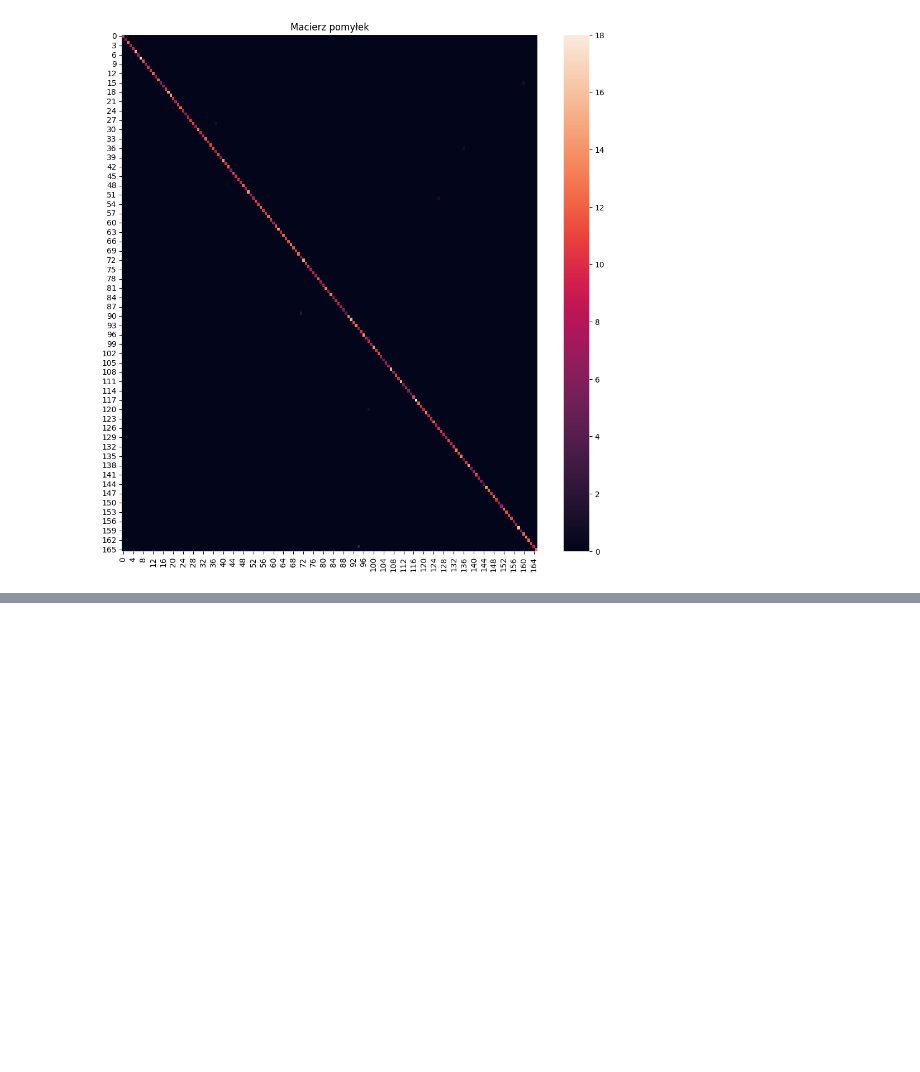
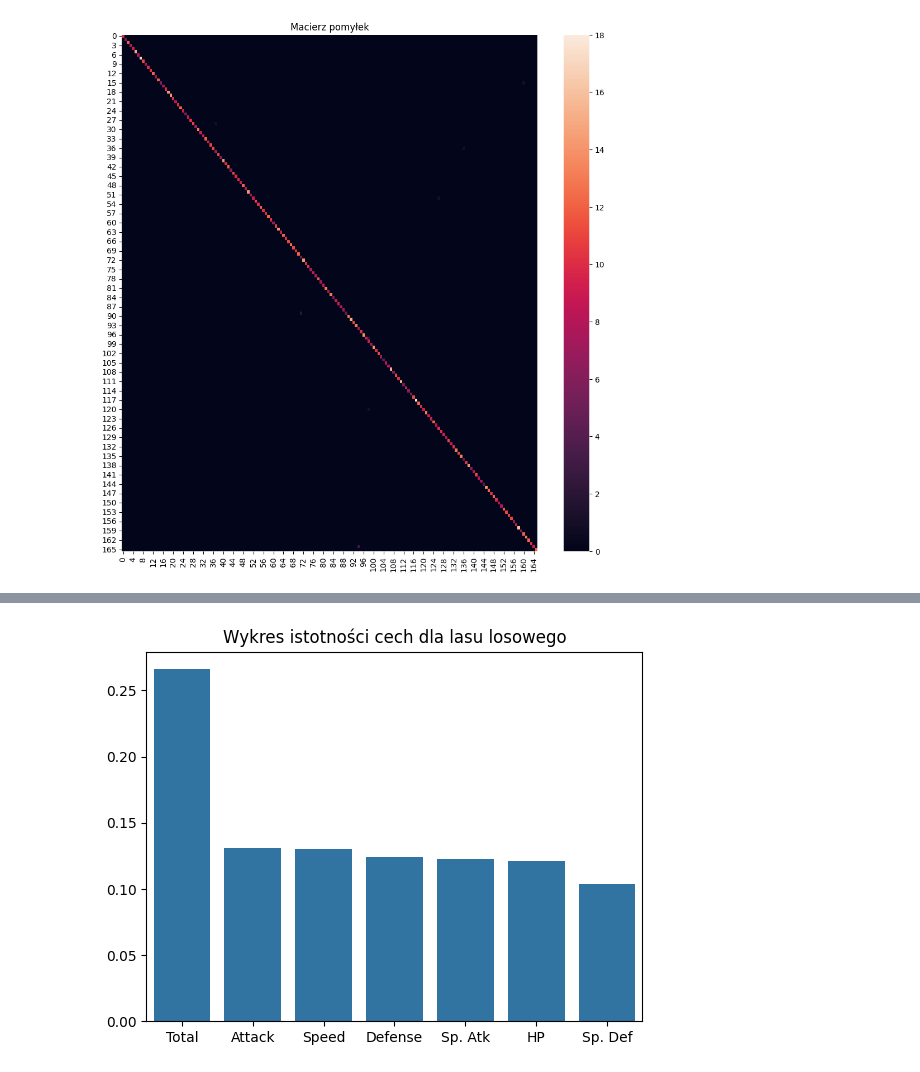
Before and after one commit to KacperUrban/Machine-learning-course, a Jupyter notebook: notebooks/Projekt_nr_3.ipynb, the cells around one changed output, grey strips where cells are left out. Cells and saved outputs as stored; diff of their text form; code cells hidden in the pictures; blank space fills up the shorter version.

Commit message:
Check feature importance

```diff
--- a/notebooks/Projekt_nr_3.ipynb
+++ b/notebooks/Projekt_nr_3.ipynb
@@ -994,0 +1006,7 @@ plot_confusion_matrix(clf, X_res, y_res)
+# %%
+clf_dt = RandomForestClassifier(random_state=42)
+clf_dt.fit(X_res, y_res)
+columns = X_res.columns
+dict_ft = {key: np.round(value, 3) for key, value in zip(columns, clf_dt.feature_importances_)}
+feature_importance = pd.Series(dict_ft).sort_values(ascending=False)
+feature_importance
@@ -994,0 +1022,6 @@ plot_confusion_matrix(clf, X_res, y_res)
+# %%
+plt.title("Wykres istotności cech dla lasu losowego")
+sns.barplot(feature_importance)
+plt.show()
+# %% [output]
+[figure, added]
```
Also changed, not shown: parts of 25 cells of this notebook.
